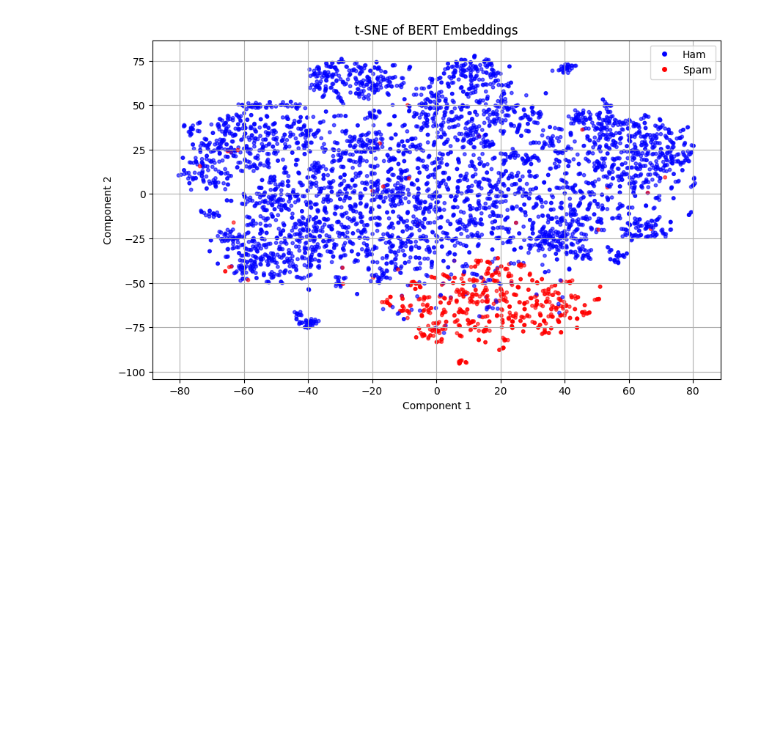
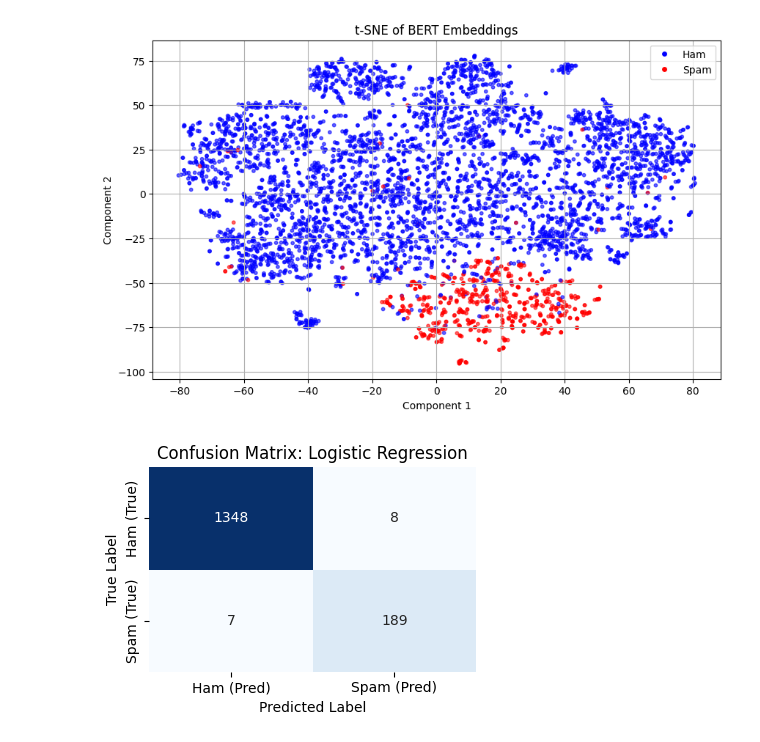
Before and after one commit to RichieMonkeyNinja/sms-spam, a Jupyter notebook: main_organized.ipynb, the cells around one changed output. Saved outputs shown, nothing was run; the diff lists cells and outputs as text; code cells hidden in the pictures; blank space fills up the shorter version.

```diff
--- a/main_organized.ipynb
+++ b/main_organized.ipynb
@@ -319,6 +323,7 @@ plt.show()
 # Kernel 9: Modelling (Train/Validation/Test split)
 
 from sklearn.model_selection import train_test_split, StratifiedKFold
+import torch
 
 # 70% Train, 30% Test (Set seed = 7001 (from WQD7001) for reproducible results)
 X_train_tfidf, X_test_tfidf, y_train, y_test = train_test_split(X_tfidf, y, test_size=0.3, random_state=7001, stratify=y)
@@ -328,4 +333,10 @@ X_train_bert, X_test_bert = train_test_split(X_bert, test_size=0.3, random_state
 cv = StratifiedKFold(n_splits=5,
                      shuffle = True,
                      random_state = 7001)
+
+# Converting numpy arrays to torch tensors for Neural Network Deeplearning models
+X_train_bert_tensor = torch.tensor(X_train_bert, dtype = torch.float32)
+X_test_bert_tensor = torch.tensor(X_test_bert, dtype = torch.float32)
+y_train_tensor = torch.tensor(y_train, dtype = torch.float32).unsqueeze(1)
+y_test_tensor = torch.tensor(y_test, dtype = torch.float32).unsqueeze(1)
 # %%
@@ -337,0 +382,88 @@ from xgboost
+# %%
+# Kernel 11: Train models without hyperparameter tuning
+from sklearn.metrics import confusion_matrix
+import joblib
+
+results = []
+
+# sklearn models
+for name, model in models.items():
+    model.fit(X_train_bert, y_train)
+    preds = model.predict(X_test_bert)
+    probs = model.predict_proba(X_test_bert)[:, 1]
+
+    cm = confusion_matrix(y_test, preds)
+    plt.figure(figsize=(4, 3))
+    sns.heatmap(cm, annot=True, fmt='d', cmap='Blues', cbar=False,
+                xticklabels=['Ham (Pred)', 'Spam (Pred)'],
+                yticklabels=['Ham (True)', 'Spam (True)'])
+    plt.title(f"Confusion Matrix: {name}")
+    plt.xlabel("Predicted Label")
+    plt.ylabel("True Label")
+    plt.tight_layout()
+    plt.show()
+
+    results.append({
+        "Model": name,
+        "Accuracy": accuracy_score(y_test, preds),
+        "Precision": precision_score(y_test, preds),
+        "Recall": recall_score(y_test, preds),
+        "F1 Score": f1_score(y_test, preds),
+        "F1 Macro": f1_score(y_test, preds, average= 'macro' ),
+        "ROC AUC": roc_auc_score(y_test, probs)
+    })
+
+    if name == 'Logistic Regression':
+        joblib.dump(model, 'best_lr_model.pkl')
+        print('The best model, LR dumped into .pkl file!!!')
+
+# Save as DataFrame
+metrics_df = pd.DataFrame(results)
+display(metrics_df)
+
+
+# pytorch MLP model
+# Training - MLP
+MLP_model.train()
+for epoch in range(20):
+    optimizer.zero_grad()
+    outputs = MLP_model(X_train_bert_tensor)
+    loss = criterion(outputs, y_train_tensor)
+    loss.backward()
+    optimizer.step()
+    print(f"Epoch {epoch+1}, Loss: {loss.item():.4f}")
+
+# Evaluation - MLP
+MLP_model.eval()
+with torch.no_grad():
+    mlp_probs = MLP_model(X_test_bert_tensor).numpy()
+    mlp_preds = (mlp_probs > 0.5).astype(int)
+
+# Confusion matrix
+cm = confusion_matrix(y_test, mlp_preds)
+plt.figure(figsize=(4, 3))
+sns.heatmap(cm, annot=True, fmt='d', cmap='Blues', cbar=False,
+            xticklabels=['Ham (Pred)', 'Spam (Pred)'],
+            yticklabels=['Ham (True)', 'Spam (True)'])
+plt.title("Confusion Matrix: MLP")
+plt.xlabel("Predicted Label")
+plt.ylabel("True Label")
+plt.tight_layout()
+plt.show()
+
+# Append MLP metrics
+results.append({
+    "Model": "MLP",
+    "Accuracy": accuracy_score(y_test, mlp_preds),
+    "Precision": precision_score(y_test, mlp_preds),
+    "Recall": recall_score(y_test, mlp_preds),
+    "F1 Score": f1_score(y_test, mlp_preds),
+    "F1 Macro": f1_score(y_test, mlp_preds, average= 'macro' ),
+    "ROC AUC": roc_auc_score(y_test, mlp_probs)
+})
+
+# Display all results
+metrics_df = pd.DataFrame(results)
+display(metrics_df)
+# %% [output]
+[figure, added]
```
Also changed, not shown: parts of 7 cells of this notebook, 7 other files.
